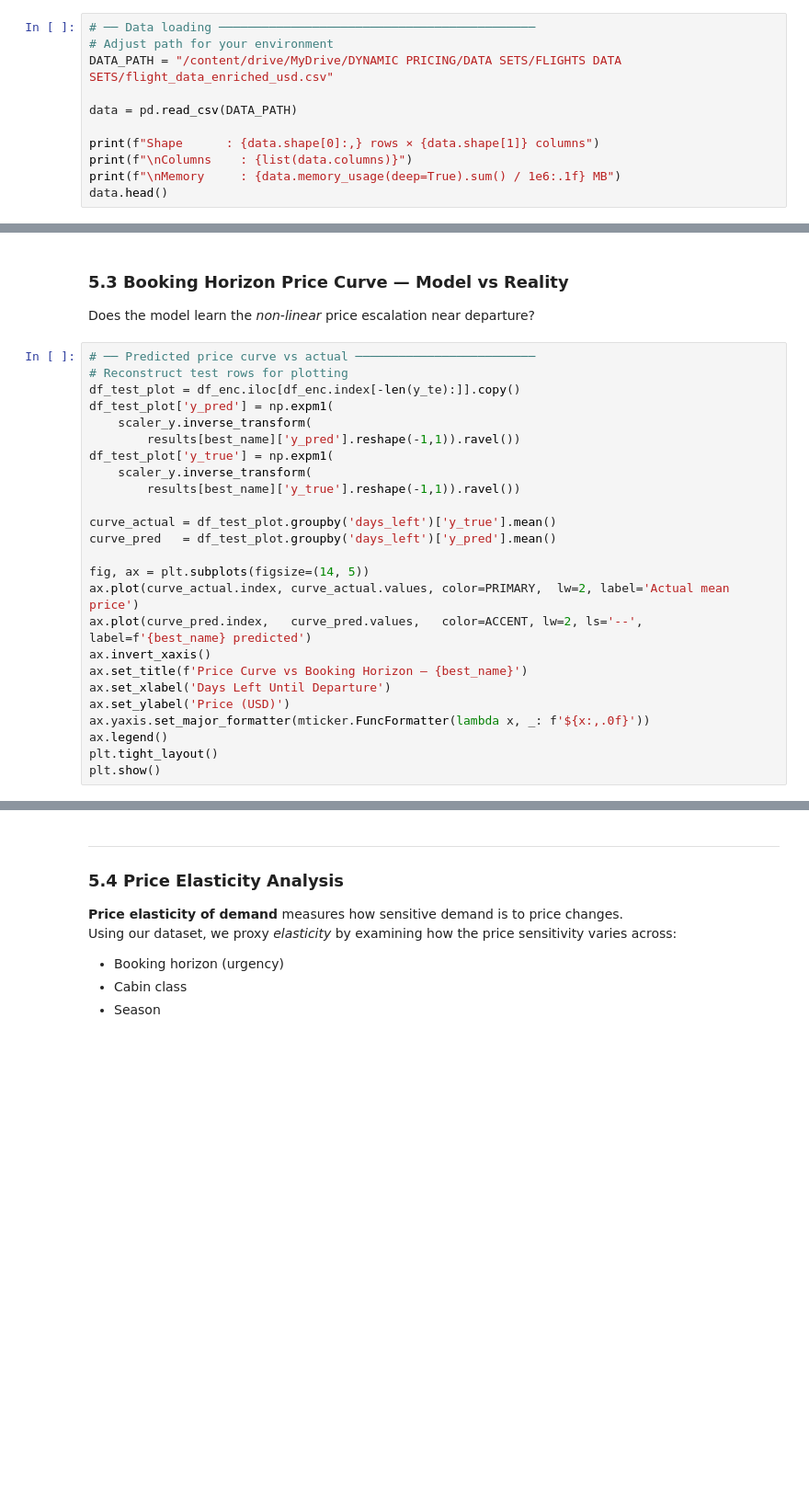
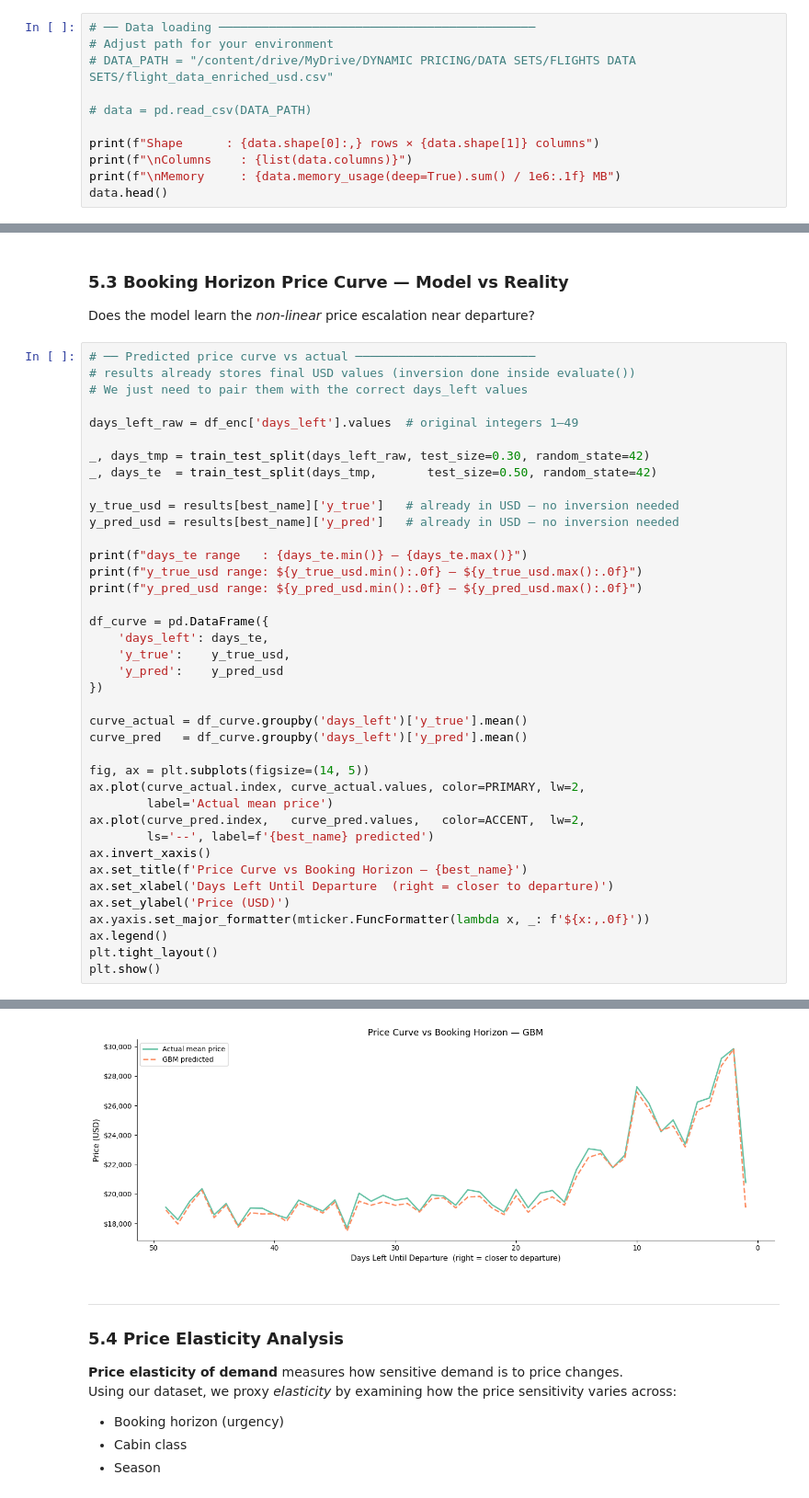
Before and after one commit to VAL-Jerono/Dynamic_Pricing, a Jupyter notebook: flight_dynamic_pricing_v2.ipynb, the cells around one changed output, grey strips where cells are left out. Shown at 92% size. Saved outputs shown, nothing was run; the diff lists cells and outputs as text; blank space fills up the shorter version.

```diff
--- a/flight_dynamic_pricing_v2.ipynb
+++ b/flight_dynamic_pricing_v2.ipynb
@@ -111,9 +151,9 @@ print("✅  All libraries loaded")
 # %%
 # ── Data loading ────────────────────────────────────────────
 # Adjust path for your environment
-DATA_PATH = "/content/drive/MyDrive/DYNAMIC PRICING/DATA SETS/FLIGHTS DATA SETS/flight_data_enriched_usd.csv"
+# DATA_PATH = "/content/drive/MyDrive/DYNAMIC PRICING/DATA SETS/FLIGHTS DATA SETS/flight_data_enriched_usd.csv"
 
-data = pd.read_csv(DATA_PATH)
+# data = pd.read_csv(DATA_PATH)
 
 print(f"Shape      : {data.shape[0]:,} rows × {data.shape[1]} columns")
 print(f"\nColumns    : {list(data.columns)}")
@@ -743,26 +1001,41 @@ plt.show()
 Does the model learn the *non-linear* price escalation near departure?
 # %%
 # ── Predicted price curve vs actual ─────────────────────────
-# Reconstruct test rows for plotting
-df_test_plot = df_enc.iloc[df_enc.index[-len(y_te):]].copy()
-df_test_plot['y_pred'] = np.expm1(
-    scaler_y.inverse_transform(
-        results[best_name]['y_pred'].reshape(-1,1)).ravel())
-df_test_plot['y_true'] = np.expm1(
-    scaler_y.inverse_transform(
-        results[best_name]['y_true'].reshape(-1,1)).ravel())
+# results already stores final USD values (inversion done inside evaluate())
+# We just need to pair them with the correct days_left values
 
-curve_actual = df_test_plot.groupby('days_left')['y_true'].mean()
-curve_pred   = df_test_plot.groupby('days_left')['y_pred'].mean()
+days_left_raw = df_enc['days_left'].values  # original integers 1–49
+
+_, days_tmp = train_test_split(days_left_raw, test_size=0.30, random_state=42)
+_, days_te  = train_test_split(days_tmp,       test_size=0.50, random_state=42)
+
+y_true_usd = results[best_name]['y_true']   # already in USD — no inversion needed
+y_pred_usd = results[best_name]['y_pred']   # already in USD — no inversion needed
+
+print(f"days_te range   : {days_te.min()} – {days_te.max()}")
+print(f"y_true_usd range: ${y_true_usd.min():.0f} – ${y_true_usd.max():.0f}")
+print(f"y_pred_usd range: ${y_pred_usd.min():.0f} – ${y_pred_usd.max():.0f}")
+
+df_curve = pd.DataFrame({
+    'days_left': days_te,
+    'y_true':    y_true_usd,
+    'y_pred':    y_pred_usd
+})
+
+curve_actual = df_curve.groupby('days_left')['y_true'].mean()
+curve_pred   = df_curve.groupby('days_left')['y_pred'].mean()
 
 fig, ax = plt.subplots(figsize=(14, 5))
-ax.plot(curve_actual.index, curve_actual.values, color=PRIMARY,  lw=2, label='Actual mean price')
-ax.plot(curve_pred.index,   curve_pred.values,   color=ACCENT, lw=2, ls='--', label=f'{best_name} predicted')
+ax.plot(curve_actual.index, curve_actual.values, color=PRIMARY, lw=2,
+        label='Actual mean price')
+ax.plot(curve_pred.index,   curve_pred.values,   color=ACCENT,  lw=2,
+        ls='--', label=f'{best_name} predicted')
 ax.invert_xaxis()
 ax.set_title(f'Price Curve vs Booking Horizon — {best_name}')
-ax.set_xlabel('Days Left Until Departure')
+ax.set_xlabel('Days Left Until Departure  (right = closer to departure)')
 ax.set_ylabel('Price (USD)')
 ax.yaxis.set_major_formatter(mticker.FuncFormatter(lambda x, _: f'${x:,.0f}'))
 ax.legend()
 plt.tight_layout()
 plt.show()
+# %% [output]
@@ -769,3 +1045,4 @@ plt.show()
+[figure, added]
 # %% [markdown]
 ---
 ### 5.4 Price Elasticity Analysis
```
Also changed, not shown: parts of 32 cells of this notebook.
